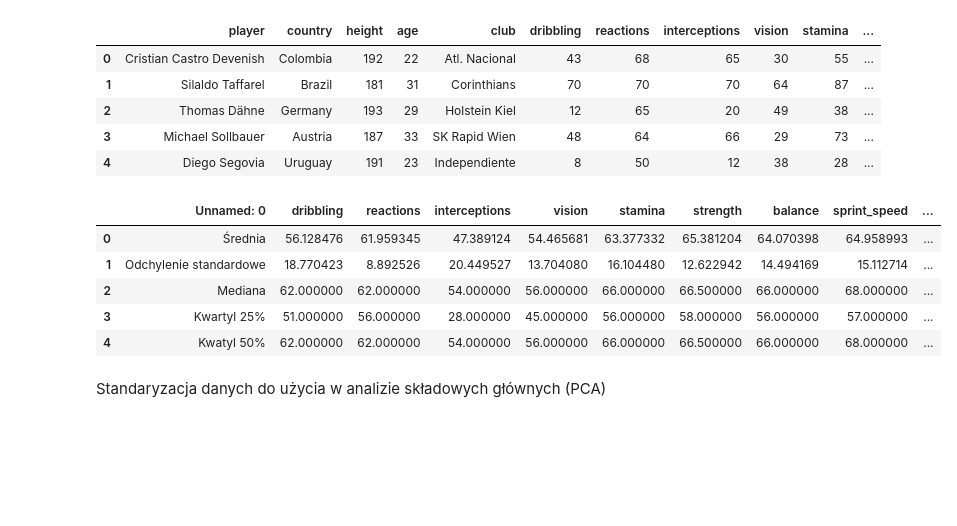
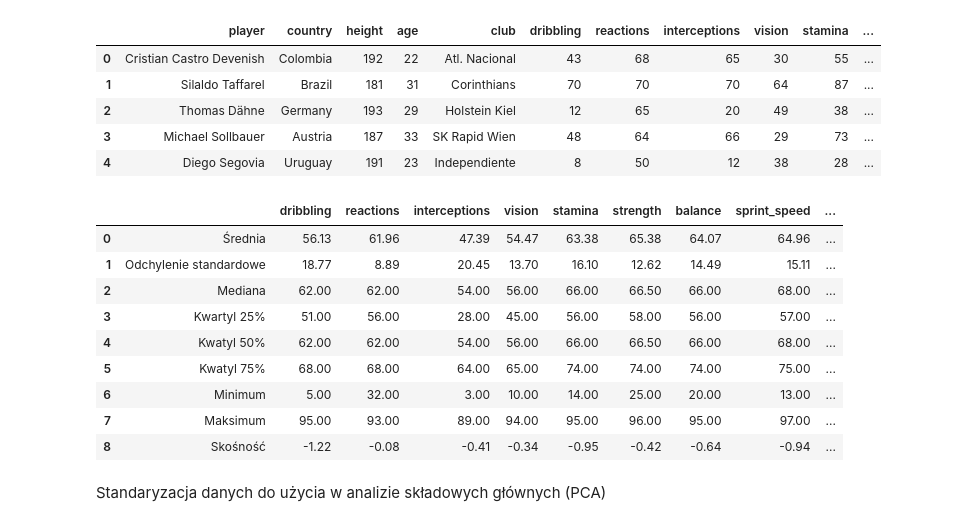
Before and after one commit to izabelakolodziejska/Fifa_players_analysis, a Jupyter notebook: fifa_analysys.ipynb, the cells around one changed output. Drawn from its saved outputs; the diff is of its cells as text; code cells hidden in the pictures; blank space fills up the shorter version.

```diff
--- a/fifa_analysys.ipynb
+++ b/fifa_analysys.ipynb
@@ -50,14 +88,18 @@ data.head()
 | 4 | Diego Segovia | Uruguay | 191 | 23 | Independiente | 8 | 50 | 12 | 38 | 28 | ... |
 # %%
 values = pd.read_excel('FIFA_MAD_dane.xlsx', sheet_name='wartosci')
-values.head()
+values.head(9)
 # %% [output]
-|  | Unnamed: 0 | dribbling | reactions | interceptions | vision | stamina | strength | balance | sprint_speed | ... |
-| 0 | Średnia | 56.128476 | 61.959345 | 47.389124 | 54.465681 | 63.377332 | 65.381204 | 64.070398 | 64.958993 | ... |
-| 1 | Odchylenie standardowe | 18.770423 | 8.892526 | 20.449527 | 13.704080 | 16.104480 | 12.622942 | 14.494169 | 15.112714 | ... |
-| 2 | Mediana | 62.000000 | 62.000000 | 54.000000 | 56.000000 | 66.000000 | 66.500000 | 66.000000 | 68.000000 | ... |
-| 3 | Kwartyl 25% | 51.000000 | 56.000000 | 28.000000 | 45.000000 | 56.000000 | 58.000000 | 56.000000 | 57.000000 | ... |
-| 4 | Kwatyl 50% | 62.000000 | 62.000000 | 54.000000 | 56.000000 | 66.000000 | 66.500000 | 66.000000 | 68.000000 | ... |
+|  |  | dribbling | reactions | interceptions | vision | stamina | strength | balance | sprint_speed | ... |
+| 0 | Średnia | 56.13 | 61.96 | 47.39 | 54.47 | 63.38 | 65.38 | 64.07 | 64.96 | ... |
+| 1 | Odchylenie standardowe | 18.77 | 8.89 | 20.45 | 13.70 | 16.10 | 12.62 | 14.49 | 15.11 | ... |
+| 2 | Mediana | 62.00 | 62.00 | 54.00 | 56.00 | 66.00 | 66.50 | 66.00 | 68.00 | ... |
+| 3 | Kwartyl 25% | 51.00 | 56.00 | 28.00 | 45.00 | 56.00 | 58.00 | 56.00 | 57.00 | ... |
+| 4 | Kwatyl 50% | 62.00 | 62.00 | 54.00 | 56.00 | 66.00 | 66.50 | 66.00 | 68.00 | ... |
+| 5 | Kwatyl 75% | 68.00 | 68.00 | 64.00 | 65.00 | 74.00 | 74.00 | 74.00 | 75.00 | ... |
+| 6 | Minimum | 5.00 | 32.00 | 3.00 | 10.00 | 14.00 | 25.00 | 20.00 | 13.00 | ... |
+| 7 | Maksimum | 95.00 | 93.00 | 89.00 | 94.00 | 95.00 | 96.00 | 95.00 | 97.00 | ... |
+| 8 | Skośność | -1.22 | -0.08 | -0.41 | -0.34 | -0.95 | -0.42 | -0.64 | -0.94 | ... |
 # %% [markdown]
 Standaryzacja danych do użycia w analizie składowych głównych (PCA)
 # %%
```
Also changed, not shown: parts of 13 cells of this notebook, 3 other files.
